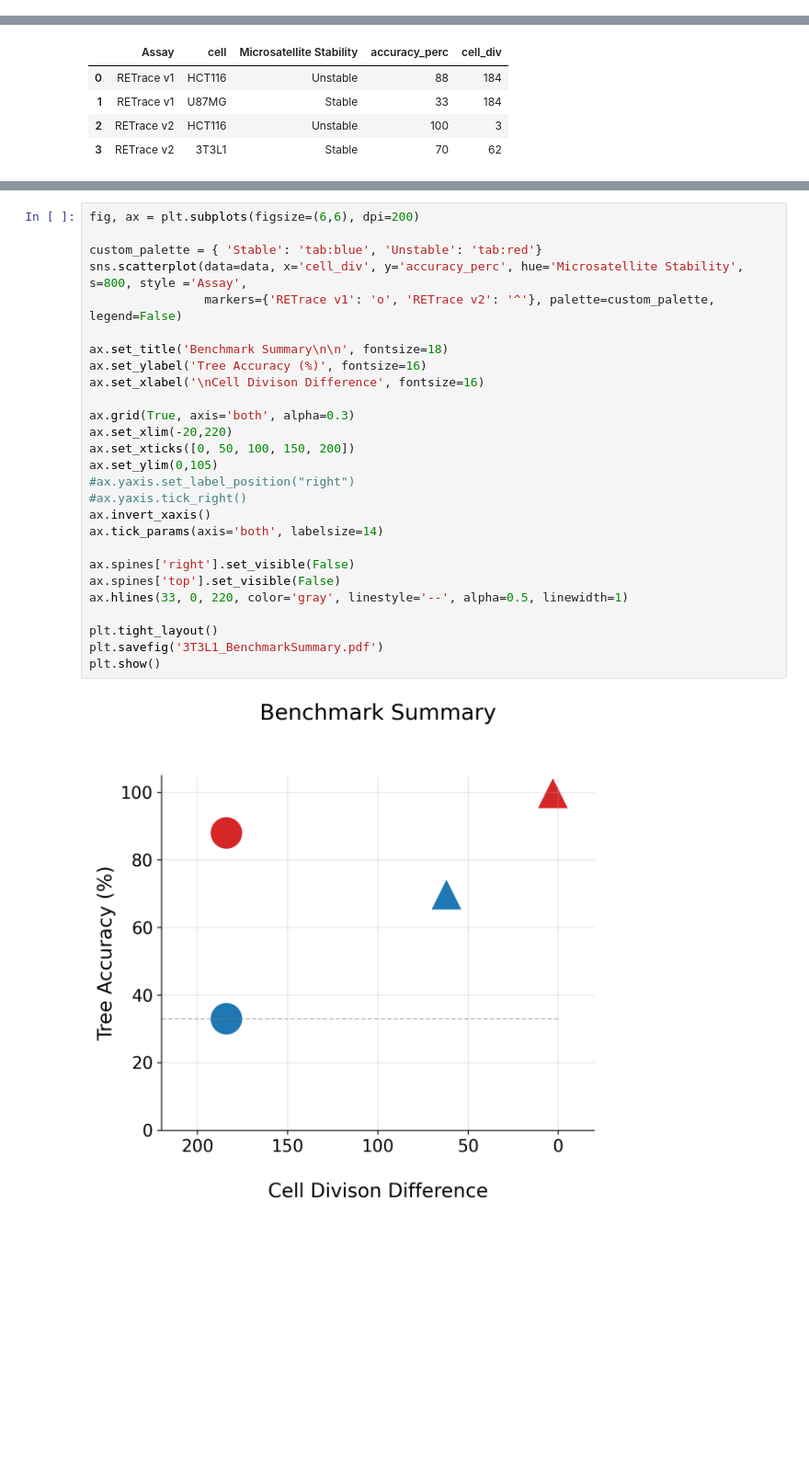
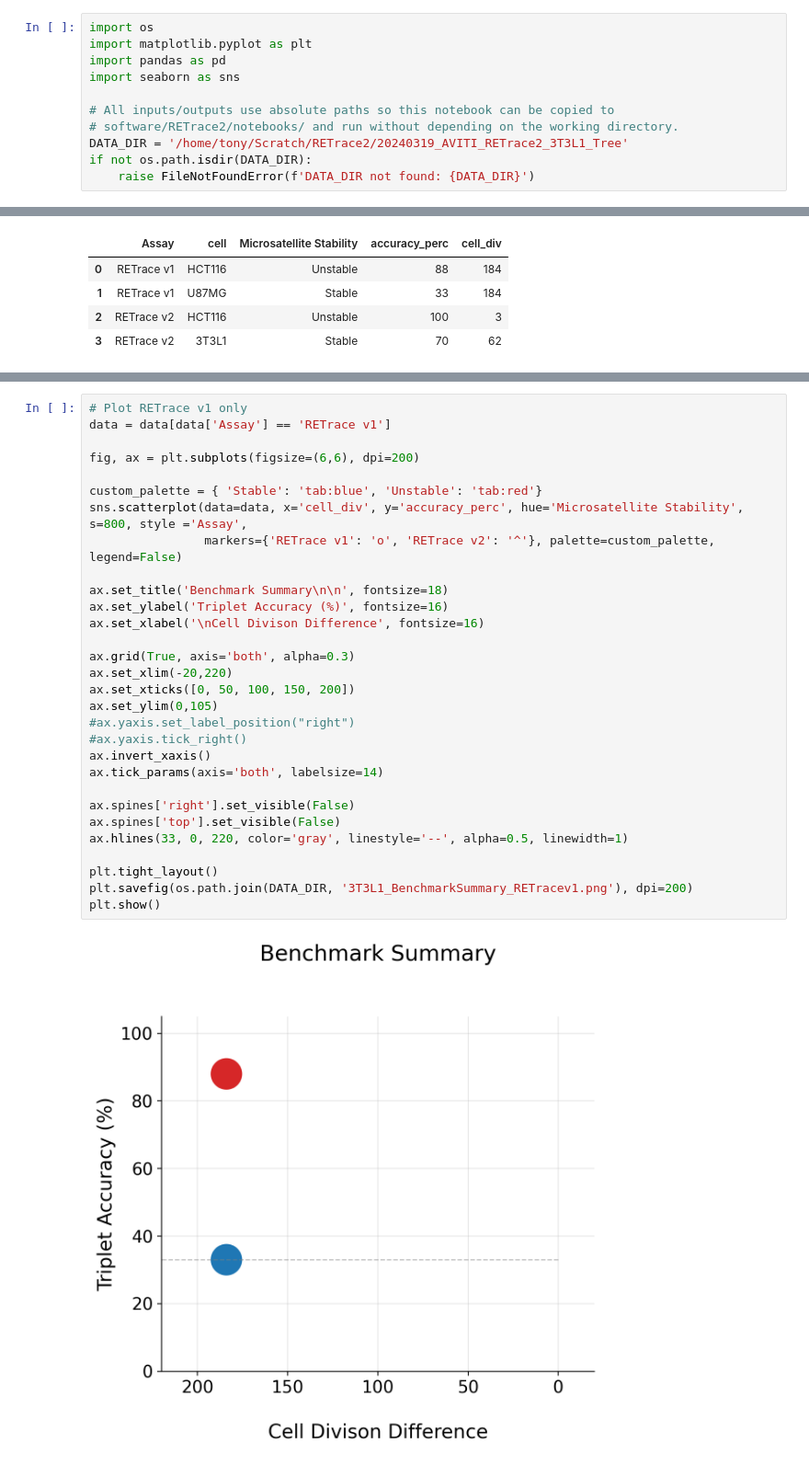
Before and after one commit to tonypincheng/RETrace2, a Jupyter notebook: notebooks/11_3T3L1_BenchmarkSummary.ipynb, the cells around one changed output, grey strips where cells are left out. Shown at 92% size. Cells and saved outputs as stored; diff of their text form; blank space fills up the shorter version.

```diff
--- a/notebooks/11_3T3L1_BenchmarkSummary.ipynb
+++ b/notebooks/11_3T3L1_BenchmarkSummary.ipynb
@@ -53,3 +70,14 @@ import seaborn as sns
+# %%
+import os
+import matplotlib.pyplot as plt
+import pandas as pd
+import seaborn as sns
+
+# All inputs/outputs use absolute paths so this notebook can be copied to
+# software/RETrace2/notebooks/ and run without depending on the working directory.
+DATA_DIR = '/home/tony/Scratch/RETrace2/20240319_AVITI_RETrace2_3T3L1_Tree'
+if not os.path.isdir(DATA_DIR):
+    raise FileNotFoundError(f'DATA_DIR not found: {DATA_DIR}')
 # %%
 data = pd.DataFrame({'Assay':['RETrace v1', 'RETrace v1', 'RETrace v2', 'RETrace v2'],
                      'cell':['HCT116', 'U87MG', 'HCT116','3T3L1'],
@@ -66,29 +129,32 @@ data
 # %%
+# Plot RETrace v1 only
+data = data[data['Assay'] == 'RETrace v1']
+
 fig, ax = plt.subplots(figsize=(6,6), dpi=200)
 
 custom_palette = { 'Stable': 'tab:blue', 'Unstable': 'tab:red'}
 sns.scatterplot(data=data, x='cell_div', y='accuracy_perc', hue='Microsatellite Stability', s=800, style ='Assay',
                 markers={'RETrace v1': 'o', 'RETrace v2': '^'}, palette=custom_palette, legend=False)
 
 ax.set_title('Benchmark Summary\n\n', fontsize=18)
-ax.set_ylabel('Tree Accuracy (%)', fontsize=16)
+ax.set_ylabel('Triplet Accuracy (%)', fontsize=16)
 ax.set_xlabel('\nCell Divison Difference', fontsize=16)
 
 ax.grid(True, axis='both', alpha=0.3)
 ax.set_xlim(-20,220)
 ax.set_xticks([0, 50, 100, 150, 200])
 ax.set_ylim(0,105)
 #ax.yaxis.set_label_position("right")
 #ax.yaxis.tick_right()
 ax.invert_xaxis()
 ax.tick_params(axis='both', labelsize=14)
 
 ax.spines['right'].set_visible(False)
 ax.spines['top'].set_visible(False)
 ax.hlines(33, 0, 220, color='gray', linestyle='--', alpha=0.5, linewidth=1)
 
 plt.tight_layout()
-plt.savefig('3T3L1_BenchmarkSummary.pdf')
+plt.savefig(os.path.join(DATA_DIR, '3T3L1_BenchmarkSummary_RETracev1.png'), dpi=200)
 plt.show()
 # %% [output]
-[figure, old version]
+[figure, new version]
```
Also changed, not shown: parts of 7 cells of this notebook, 9 other files.
